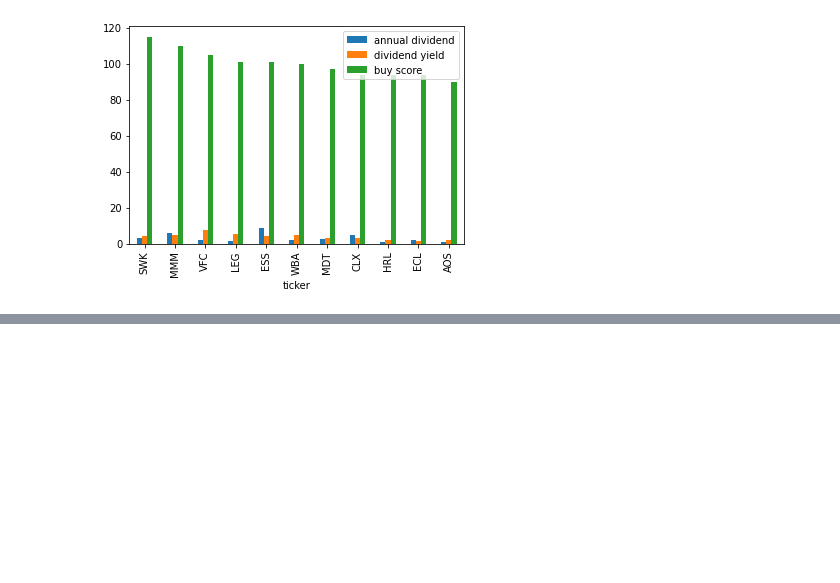
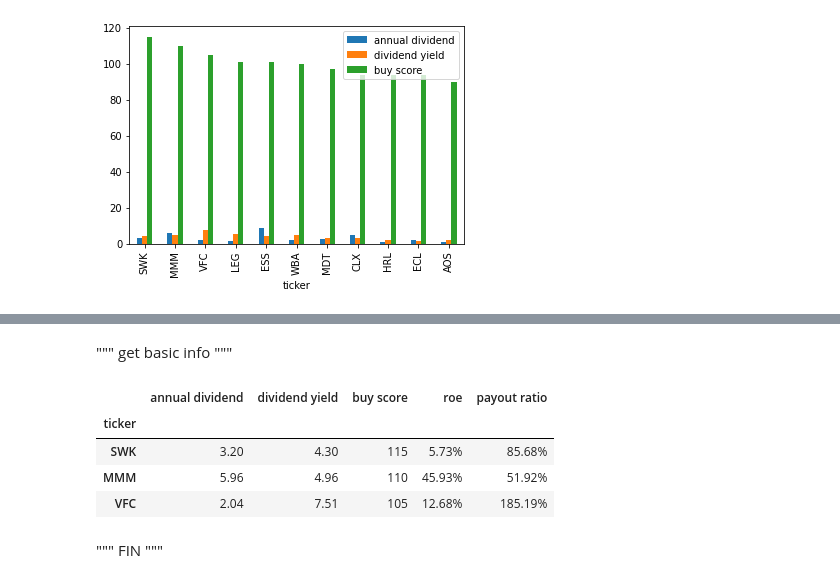
Before and after one commit to shawsk0723/dividend-investment, a Jupyter notebook: 02_Dividend_Invest_App.ipynb, the cells around one changed output, grey strips where cells are left out. Cells and saved outputs as stored; diff of their text form; code cells hidden in the pictures; blank space fills up the shorter version.

```diff
--- a/02_Dividend_Invest_App.ipynb
+++ b/02_Dividend_Invest_App.ipynb
@@ -274,0 +164,39 @@ Name: Value, dtype: object
+# %% [markdown]
+"""
+get basic info
+"""
+# %%
+class StockBasicInfo:
+    def __init__(self, ticker):
+        self.ticker = ticker
+        self.stock_stats = stock_info.get_stats(ticker)
+
+    def getRoe(self):
+        stock_stats = self.stock_stats
+        roe = stock_stats['Value'][stock_stats['Attribute'] == 'Return on Equity (ttm)'].values[0]
+        return roe
+
+    def getPayoutRatio(self):
+        stock_stats = self.stock_stats
+        payout_ratio = stock_stats['Value'][stock_stats['Attribute'] == 'Payout Ratio 4'].values[0]
+        return payout_ratio
+# %%
+roes = []
+payoutratios = []
+for ticker in result.index:
+    #print(ticker)
+    stockBasicInfo = StockBasicInfo(ticker)
+    roes.append(stockBasicInfo.getRoe())
+    payoutratios.append(stockBasicInfo.getPayoutRatio())
+# %%
+result['roe'] = roes
+# %%
+result['payout ratio'] = payoutratios
+# %%
+result.head(3)
+# %% [output]
+|  | annual dividend | dividend yield | buy score | roe | payout ratio |
+| ticker |  |  |  |  |  |
+| SWK | 3.20 | 4.30 | 115 | 5.73% | 85.68% |
+| MMM | 5.96 | 4.96 | 110 | 45.93% | 51.92% |
+| VFC | 2.04 | 7.51 | 105 | 12.68% | 185.19% |
@@ -274,0 +208,4 @@ Name: Value, dtype: object
+# %% [markdown]
+"""
+FIN
+"""
```
Also changed, not shown: parts of 18 cells of this notebook.
